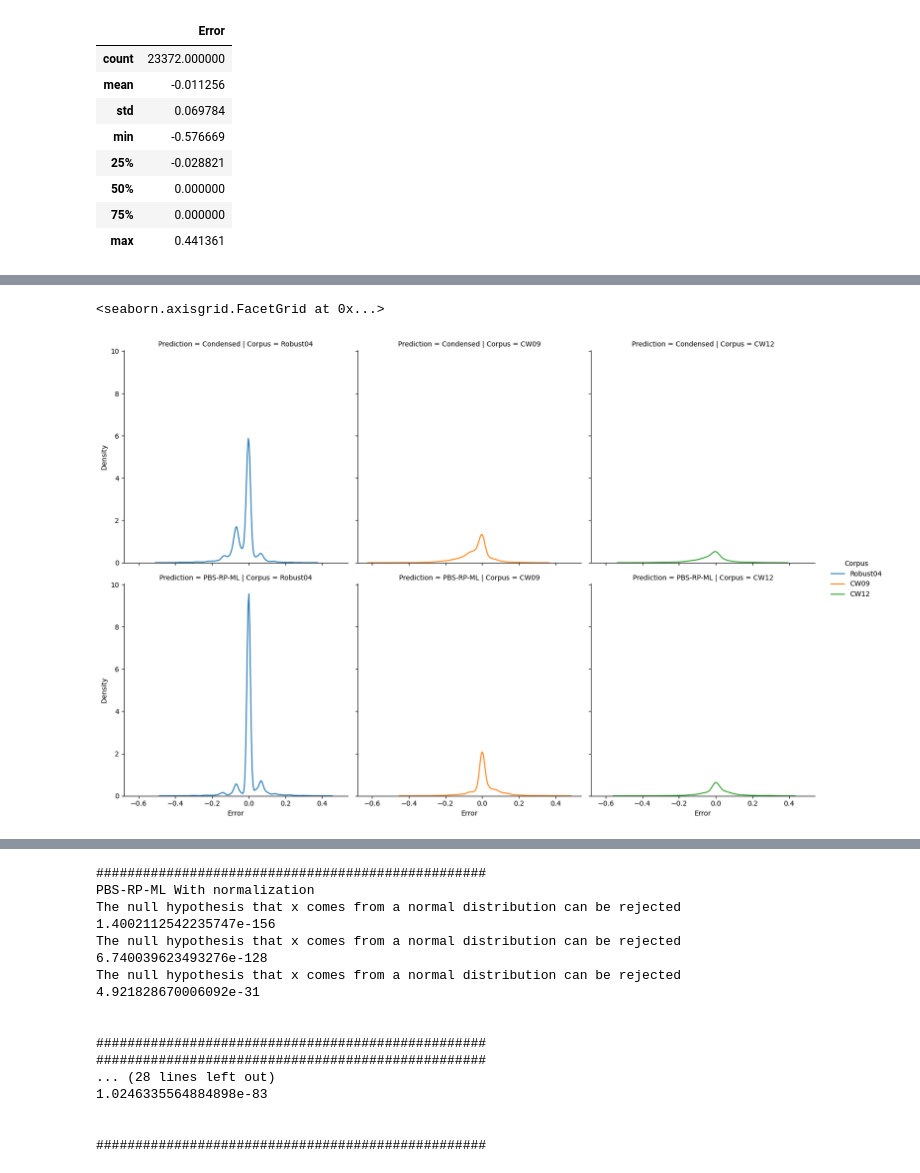
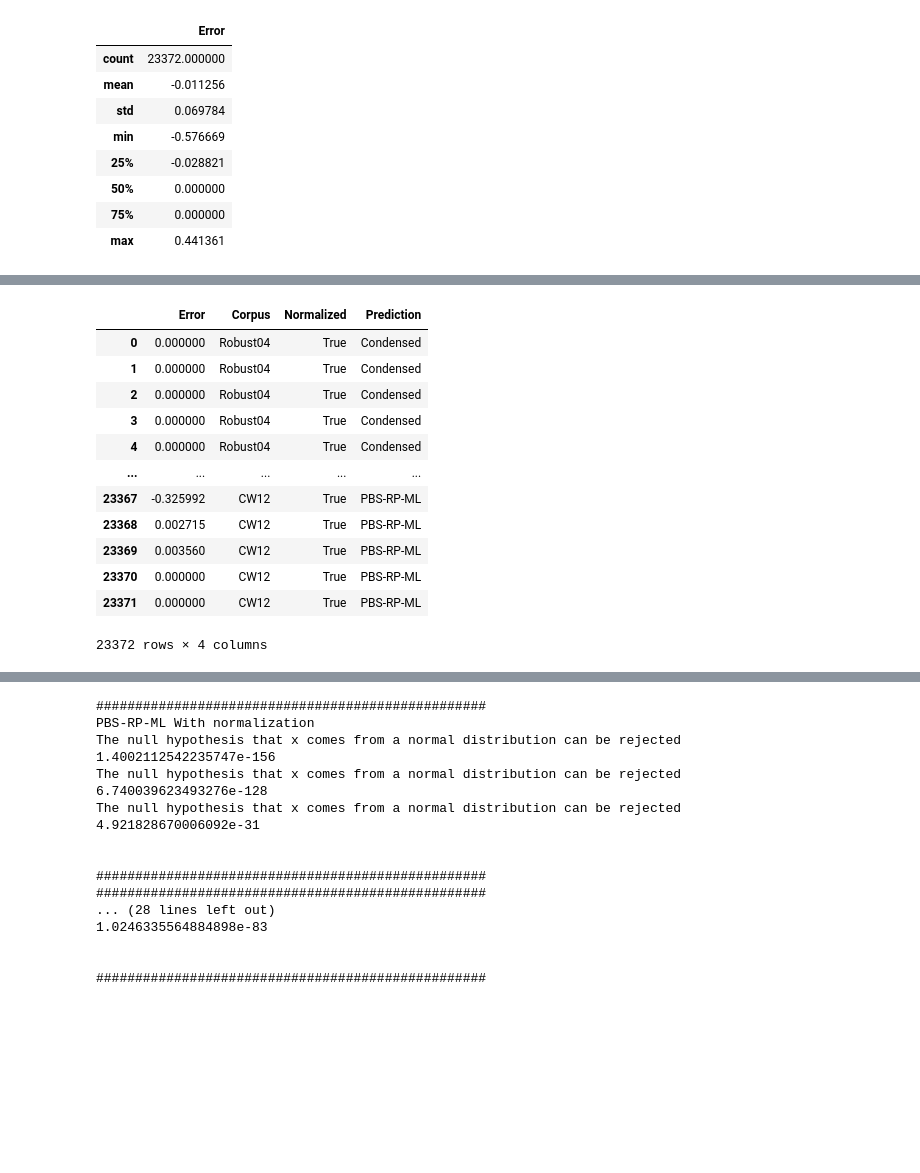
Before and after one commit to webis-de/ECIR-23, a Jupyter notebook: src/main/ipynb/plot-error-distribution.ipynb, the cells around one changed output, grey strips where cells are left out. Saved outputs shown, nothing was run; the diff lists cells and outputs as text; code cells hidden in the pictures; blank space fills up the shorter version.

```diff
--- a/src/main/ipynb/plot-error-distribution.ipynb
+++ b/src/main/ipynb/plot-error-distribution.ipynb
@@ -101,5 +197,16 @@ ValueError: cannot reindex on an axis with duplicate labels
-# %%
-sns.displot(data=load_error_df(False), x='Error', col='Corpus', hue='Corpus', kind='kde', row='Prediction')
-# %% [output]
-<seaborn.axisgrid.FacetGrid at 0x...>
-[figure, removed]
+# %%
+load_error_df(True)
+# %% [output]
+|  | Error | Corpus | Normalized | Prediction |
+| 0 | 0.000000 | Robust04 | True | Condensed |
+| 1 | 0.000000 | Robust04 | True | Condensed |
+| 2 | 0.000000 | Robust04 | True | Condensed |
+| 3 | 0.000000 | Robust04 | True | Condensed |
+| 4 | 0.000000 | Robust04 | True | Condensed |
+| ... | ... | ... | ... | ... |
+| 23367 | -0.325992 | CW12 | True | PBS-RP-ML |
+| 23368 | 0.002715 | CW12 | True | PBS-RP-ML |
+| 23369 | 0.003560 | CW12 | True | PBS-RP-ML |
+| 23370 | 0.000000 | CW12 | True | PBS-RP-ML |
+| 23371 | 0.000000 | CW12 | True | PBS-RP-ML |
+23372 rows × 4 columns
```
Also changed, not shown: parts of 5 cells of this notebook, 3 other files.
